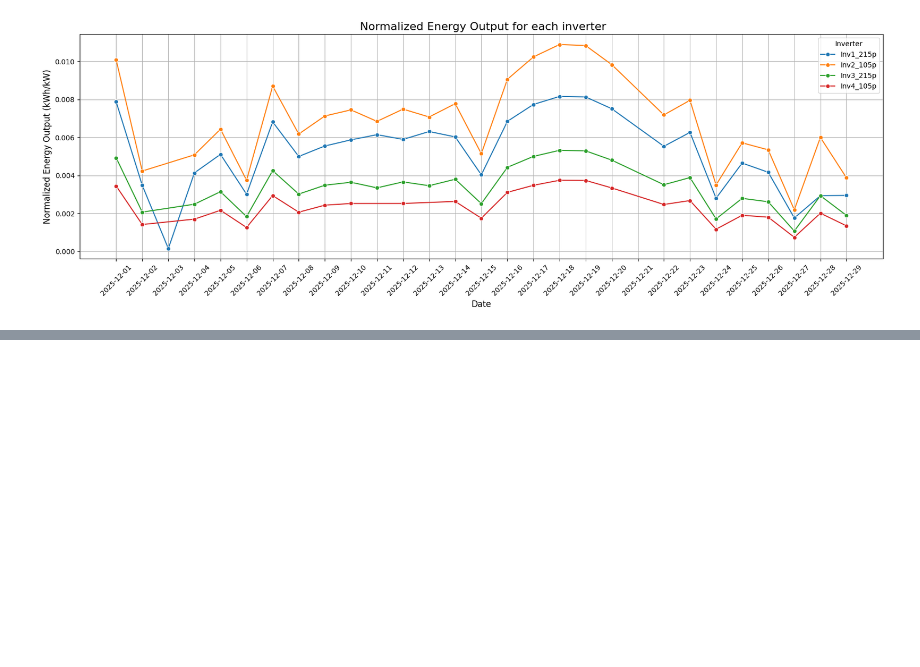
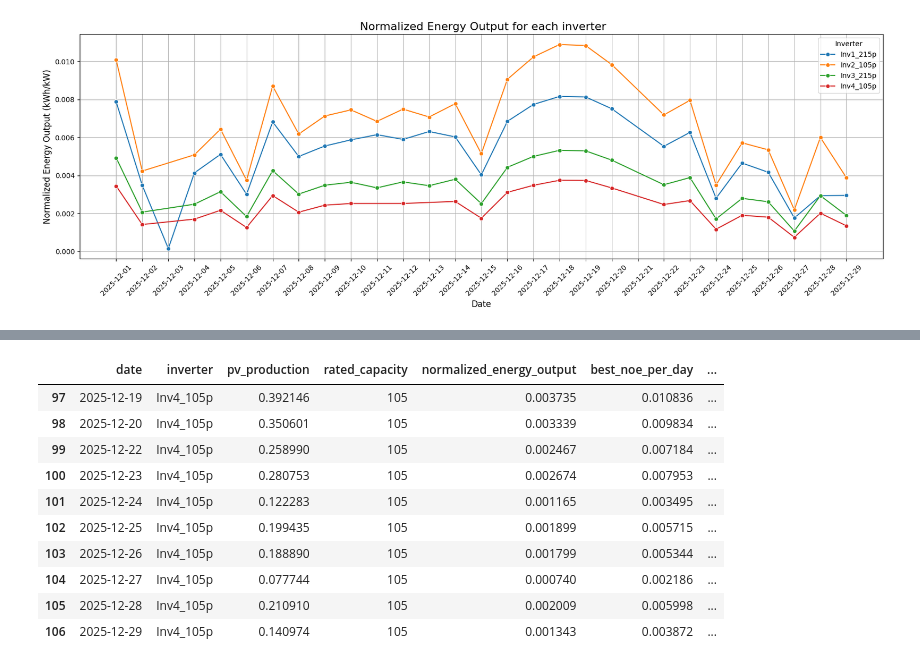
Before and after one commit to MuskanShrestha58/Apollo, a Jupyter notebook: daily.ipynb, the cells around one changed output, grey strips where cells are left out. Saved outputs shown, nothing was run; the diff lists cells and outputs as text; code cells hidden in the pictures; blank space fills up the shorter version.

```diff
--- a/daily.ipynb
+++ b/daily.ipynb
@@ -109,0 +145,29 @@ plt.show()
+# %%
+# normalized energy output (NEO) is already calculated for inv1, inv2, inv3, and inv4
+# Function to calculate normalized performance
+def calculate_normalized_performance(inverters):
+
+    # Step 2: Find the best normalized energy output (NEO) for each day
+    best_noe_per_day = combined_df.groupby('date')['normalized_energy_output'].max()
+
+    # Step 3: For each inverter, calculate the normalized performance
+    for df in inverters:
+        df['best_noe_per_day'] = df['date'].map(best_noe_per_day)  # Get the best NEO for each day
+        df['normalized_performance'] = (df['normalized_energy_output'] / df['best_noe_per_day']) * 100
+    return inverters
+
+# Apply the function to calculate normalized performance
+np = calculate_normalized_performance(inverters)
+combined_df.tail(10)
+# %% [output]
+|  | date | inverter | pv_production | rated_capacity | normalized_energy_output | best_noe_per_day | ... |
+| 97 | 2025-12-19 | Inv4_105p | 0.392146 | 105 | 0.003735 | 0.010836 | ... |
+| 98 | 2025-12-20 | Inv4_105p | 0.350601 | 105 | 0.003339 | 0.009834 | ... |
+| 99 | 2025-12-22 | Inv4_105p | 0.258990 | 105 | 0.002467 | 0.007184 | ... |
+| 100 | 2025-12-23 | Inv4_105p | 0.280753 | 105 | 0.002674 | 0.007953 | ... |
+| 101 | 2025-12-24 | Inv4_105p | 0.122283 | 105 | 0.001165 | 0.003495 | ... |
+| 102 | 2025-12-25 | Inv4_105p | 0.199435 | 105 | 0.001899 | 0.005715 | ... |
+| 103 | 2025-12-26 | Inv4_105p | 0.188890 | 105 | 0.001799 | 0.005344 | ... |
+| 104 | 2025-12-27 | Inv4_105p | 0.077744 | 105 | 0.000740 | 0.002186 | ... |
+| 105 | 2025-12-28 | Inv4_105p | 0.210910 | 105 | 0.002009 | 0.005998 | ... |
+| 106 | 2025-12-29 | Inv4_105p | 0.140974 | 105 | 0.001343 | 0.003872 | ... |
```
Also changed, not shown: parts of 2 cells of this notebook.
